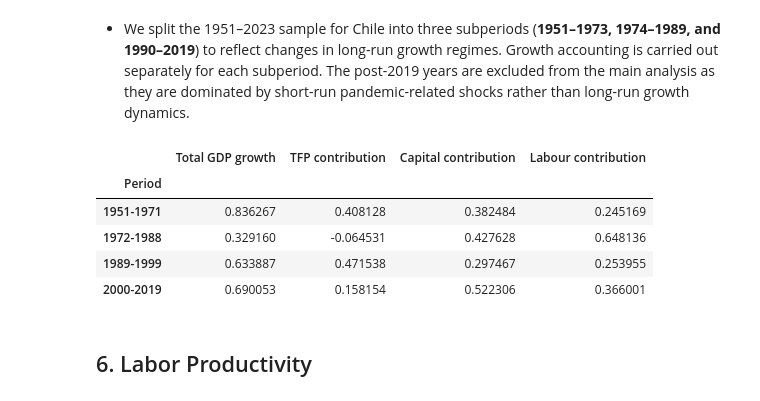
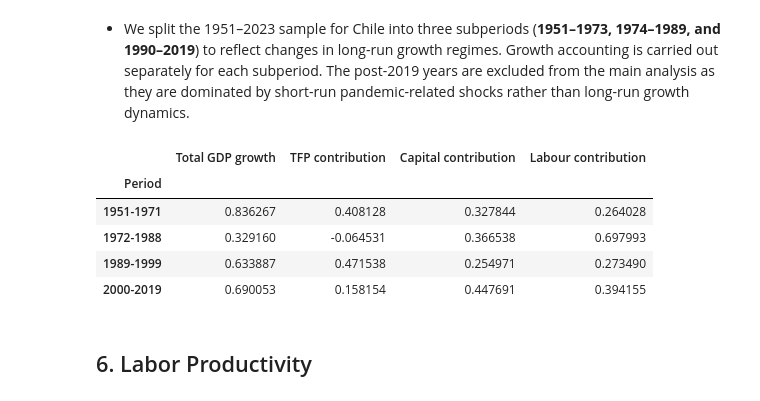
Before and after one commit to IcarusBai/EC2B1_Coursework, a Jupyter notebook: EC2B1_Coursework_Program.ipynb, the cells around one changed output. Saved outputs shown, nothing was run; the diff lists cells and outputs as text; code cells hidden in the pictures.

Commit message:
fix : The ga does not add up to one. I redefined the alpha and it solved

```diff
--- a/EC2B1_Coursework_Program.ipynb
+++ b/EC2B1_Coursework_Program.ipynb
@@ -270,14 +270,14 @@ plt.show()
 # %%
 # Calculating ln_tfp and tfp for alpha = 0.25 and 0.35
 alphas = {'a025': 0.25, 'a035': 0.35}
-for key, alpha in alphas.items():
+for key, alpha_val in alphas.items():
     ln_col = f'ln_tfp_{key}'
     level_col = f'tfp_{key}'
     if ln_col not in data_Chile.columns or level_col not in data_Chile.columns:
         data_Chile[ln_col] = (
             data_Chile['ln_Y']
-            - alpha * data_Chile['ln_k']
-            - (1 - alpha) * data_Chile['ln_l']
+            - alpha_val * data_Chile['ln_k']
+            - (1 - alpha_val) * data_Chile['ln_l']
         )
         data_Chile[level_col] = np.exp(data_Chile[ln_col])
 
@@ -337,24 +337,25 @@ def growth_accounting(df, start, end, alpha):
     }
 # %%
 # Perform growth accounting for each period
+alpha = 0.3  # Reset alpha to baseline value
 results = []
 data_Chile = data_Chile.set_index("year")
 
 for (s, e) in periods:
     res = growth_accounting(data_Chile, s, e, alpha)
     res["Period"] = f"{s}-{e}"
     results.append(res)
 
 ga_table = pd.DataFrame(results)
 ga_table = pd.DataFrame(results).set_index("Period")
 ga_table
 # %% [output]
 |  | Total GDP growth | TFP contribution | Capital contribution | Labour contribution |
 | Period |  |  |  |  |
-| 1951-1971 | 0.836267 | 0.408128 | 0.382484 | 0.245169 |
-| 1972-1988 | 0.329160 | -0.064531 | 0.427628 | 0.648136 |
-| 1989-1999 | 0.633887 | 0.471538 | 0.297467 | 0.253955 |
-| 2000-2019 | 0.690053 | 0.158154 | 0.522306 | 0.366001 |
+| 1951-1971 | 0.836267 | 0.408128 | 0.327844 | 0.264028 |
+| 1972-1988 | 0.329160 | -0.064531 | 0.366538 | 0.697993 |
+| 1989-1999 | 0.633887 | 0.471538 | 0.254971 | 0.273490 |
+| 2000-2019 | 0.690053 | 0.158154 | 0.447691 | 0.394155 |
 # %% [markdown]
 ## 6. Labor Productivity
 # %%
```
